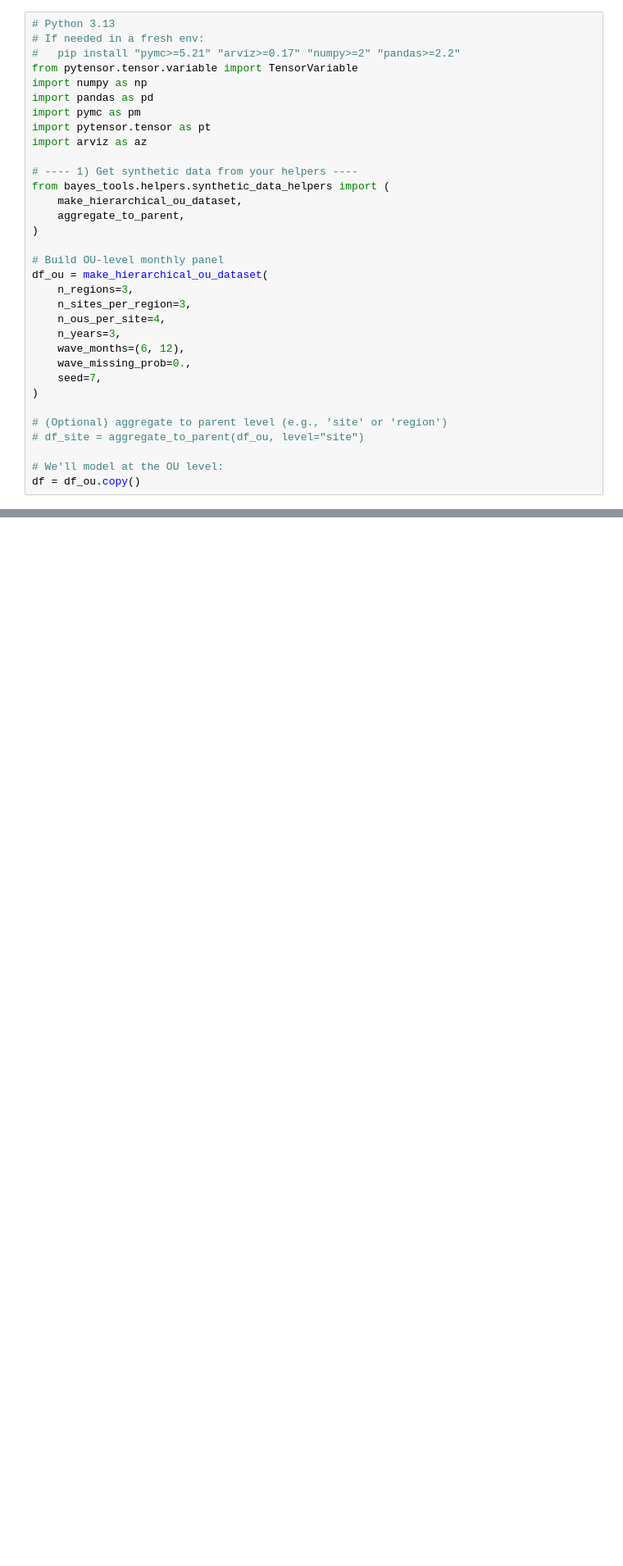
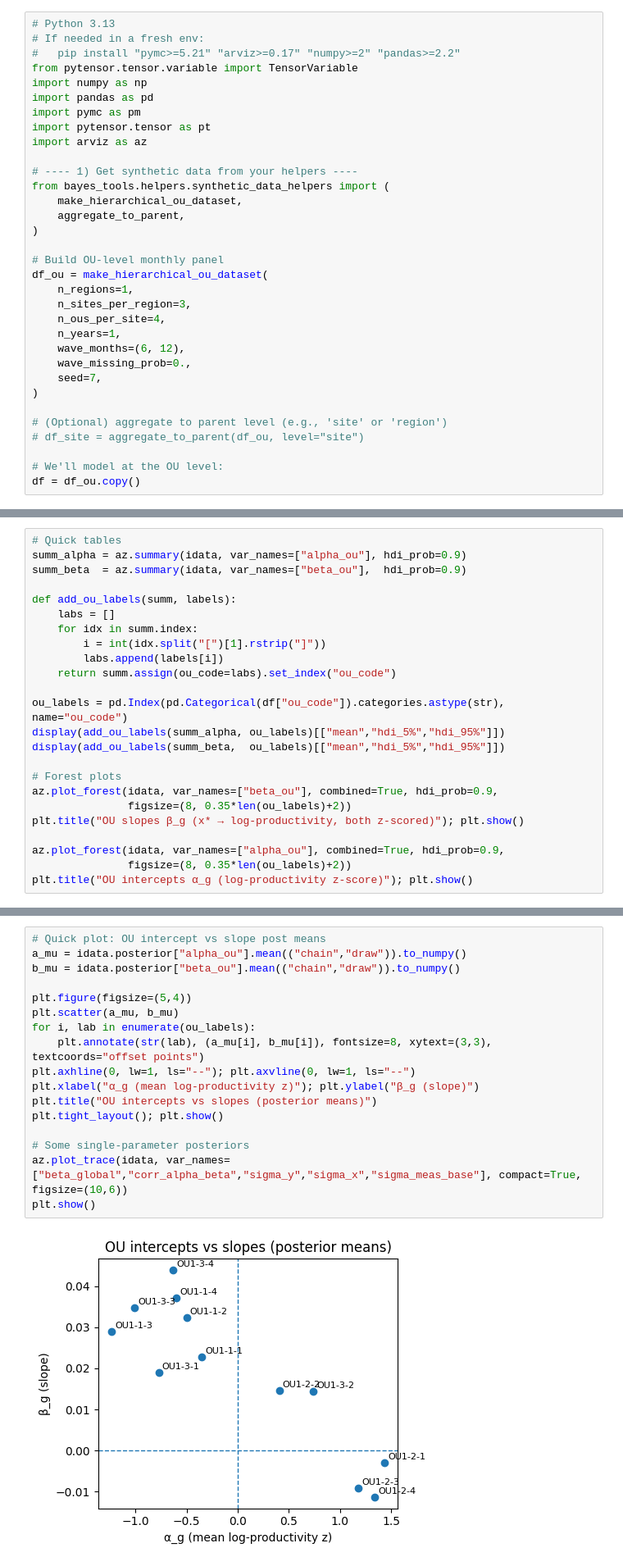
Before and after one commit to sam-mac/hierarchical-bayesian-inference-sandbox, a Jupyter notebook: notebooks/explore_synthetic_data.ipynb, the cells around one changed output, grey strips where cells are left out. Shown at 82% size. Cells and saved outputs as stored; diff of their text form; blank space fills up the shorter version.

```diff
--- a/notebooks/explore_synthetic_data.ipynb
+++ b/notebooks/explore_synthetic_data.ipynb
@@ -17,10 +17,10 @@ from bayes_tools.helpers.synthetic_data_helpers import (
 
 # Build OU-level monthly panel
 df_ou = make_hierarchical_ou_dataset(
-    n_regions=3,
+    n_regions=1,
     n_sites_per_region=3,
     n_ous_per_site=4,
-    n_years=3,
+    n_years=1,
     wave_months=(6, 12),
     wave_missing_prob=0.,
     seed=7,
@@ -160,0 +363,24 @@ with pm.Model() as model:
+# %%
+# Quick tables
+summ_alpha = az.summary(idata, var_names=["alpha_ou"], hdi_prob=0.9)
+summ_beta  = az.summary(idata, var_names=["beta_ou"],  hdi_prob=0.9)
+
+def add_ou_labels(summ, labels):
+    labs = []
+    for idx in summ.index:
+        i = int(idx.split("[")[1].rstrip("]"))
+        labs.append(labels[i])
+    return summ.assign(ou_code=labs).set_index("ou_code")
+
+ou_labels = pd.Index(pd.Categorical(df["ou_code"]).categories.astype(str), name="ou_code")
+display(add_ou_labels(summ_alpha, ou_labels)[["mean","hdi_5%","hdi_95%"]])
+display(add_ou_labels(summ_beta,  ou_labels)[["mean","hdi_5%","hdi_95%"]])
+
+# Forest plots
+az.plot_forest(idata, var_names=["beta_ou"], combined=True, hdi_prob=0.9,
+               figsize=(8, 0.35*len(ou_labels)+2))
+plt.title("OU slopes β_g (x* → log-productivity, both z-scored)"); plt.show()
+
+az.plot_forest(idata, var_names=["alpha_ou"], combined=True, hdi_prob=0.9,
+               figsize=(8, 0.35*len(ou_labels)+2))
+plt.title("OU intercepts α_g (log-productivity z-score)"); plt.show()
@@ -160,0 +460,19 @@ with pm.Model() as model:
+# %%
+# Quick plot: OU intercept vs slope post means
+a_mu = idata.posterior["alpha_ou"].mean(("chain","draw")).to_numpy()
+b_mu = idata.posterior["beta_ou"].mean(("chain","draw")).to_numpy()
+
+plt.figure(figsize=(5,4))
+plt.scatter(a_mu, b_mu)
+for i, lab in enumerate(ou_labels):
+    plt.annotate(str(lab), (a_mu[i], b_mu[i]), fontsize=8, xytext=(3,3), textcoords="offset points")
+plt.axhline(0, lw=1, ls="--"); plt.axvline(0, lw=1, ls="--")
+plt.xlabel("α_g (mean log-productivity z)"); plt.ylabel("β_g (slope)")
+plt.title("OU intercepts vs slopes (posterior means)")
+plt.tight_layout(); plt.show()
+
+# Some single-parameter posteriors
+az.plot_trace(idata, var_names=["beta_global","corr_alpha_beta","sigma_y","sigma_x","sigma_meas_base"], compact=True, figsize=(10,6))
+plt.show()
+# %% [output]
+[figure, added]
```
Also changed, not shown: parts of 16 cells of this notebook, 3 other files.
